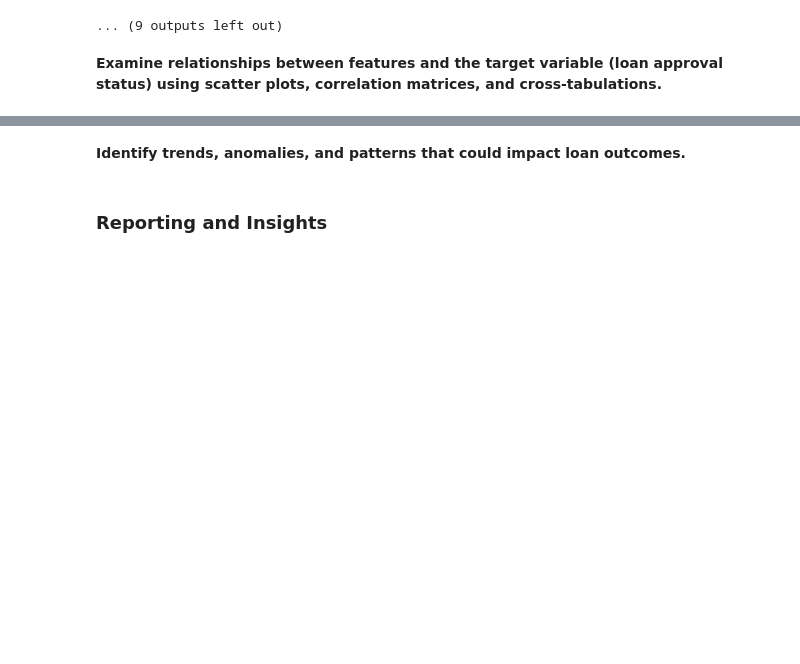
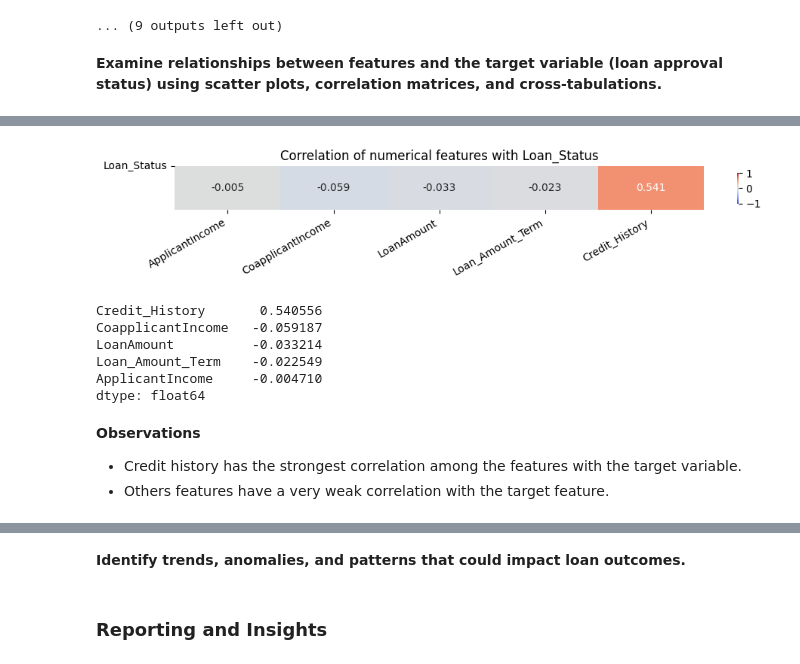
Before and after one commit to Olajcodes/abioye_olajide_tasks, a Jupyter notebook: week_eleven/task25/task25.ipynb, the cells around one changed output, grey strips where cells are left out. Drawn from its saved outputs; the diff is of its cells as text; code cells hidden in the pictures; blank space fills up the shorter version.

```diff
--- a/week_eleven/task25/task25.ipynb
+++ b/week_eleven/task25/task25.ipynb
@@ -506,0 +509,3 @@ Passing `palette` without assigning `hue` is deprecated and will be removed in v
+# %%
+# Let make our target value a numerical column
+data["Loan_Status"] = data["Loan_Status"].map({"Y": 1, "N": 0})
@@ -506,0 +528,52 @@ Passing `palette` without assigning `hue` is deprecated and will be removed in v
+# %%
+def correlation_with_target(data, target_col):
+    """
+    Plots a heatmap showing correlation of each numeric feature against target_col.
+    Returns a Series of correlations (sorted by absolute magnitude).
+    """
+
+    # Call only numeric columns and check if the target exists therein
+    numerical_df = data.select_dtypes(include='number').copy()
+
+    if target_col not in numerical_df.columns:
+        raise ValueError(f"Target column '{target_col}' must be numerical and present in the dataframe.")
+
+    # compute correlations of every numeric column with the target
+    corrs = numerical_df.corrwith(numerical_df[target_col]).drop(target_col)
+
+    corrs_df = corrs.to_frame(name='corr').T
+
+    plt.figure(figsize=(10,2))
+    sns.heatmap(
+        corrs_df,
+        annot=True,
+        fmt=".3f",
+        cmap="coolwarm",
+        center=0,
+        vmin=-1,
+        vmax=1,
+        cbar_kws={"orientation": "vertical", "shrink":0.7}
+    )
+    plt.xticks(rotation=30, ha='right')
+    plt.yticks([0], [target_col], rotation=0)
+    plt.title(f"Correlation of numerical features with {target_col}", fontsize=12)
+    plt.tight_layout()
+    plt.show()
+
+    # return sorted correlations for downstream use
+    return corrs.reindex(corrs.abs().sort_values(ascending=False).index)
+# %%
+corr_series = correlation_with_target(data, "Loan_Status")
+print(corr_series)
+# %% [output]
+[figure, added]
+Credit_History       0.540556
+CoapplicantIncome   -0.059187
+LoanAmount          -0.033214
+Loan_Amount_Term    -0.022549
+ApplicantIncome     -0.004710
+dtype: float64
+# %% [markdown]
+**Observations**
+- Credit history has the strongest correlation among the features with the target variable.
+- Others features have a very weak correlation with the target feature.
```
Also changed, not shown: parts of 9 cells of this notebook, 2 other files.
